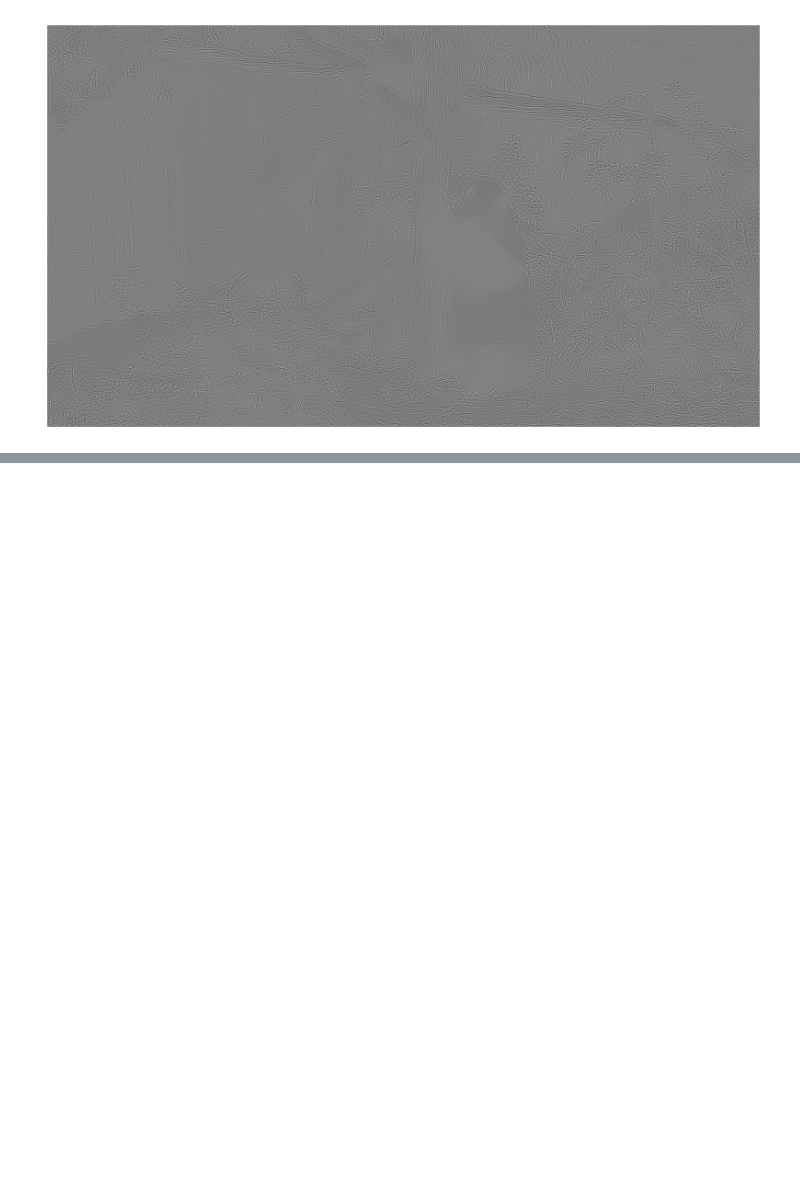
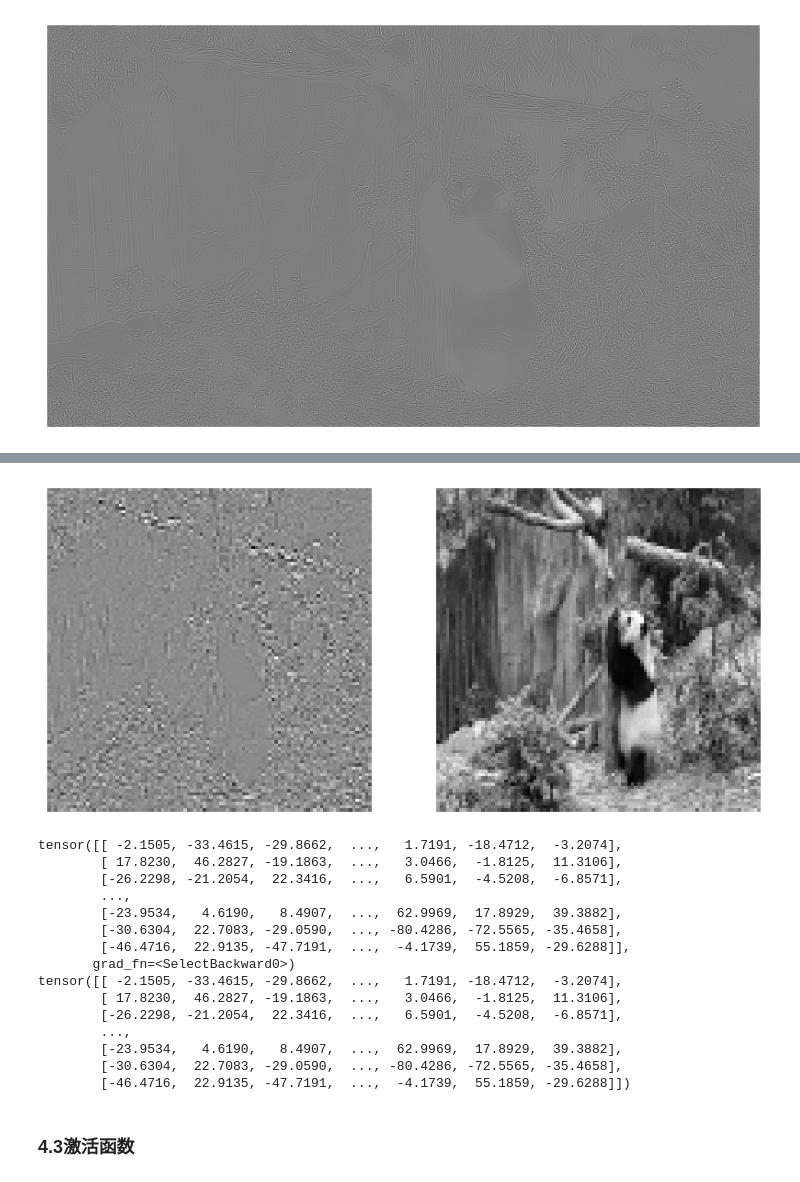
Before and after one commit to WAVEYUHAITAO/Machine-learning, a Jupyter notebook: EE_6227/ML_ASSIGNMENT/pytorch_basic.ipynb, the cells around one changed output, grey strips where cells are left out. Drawn from its saved outputs; the diff is of its cells as text; code cells hidden in the pictures; blank space fills up the shorter version.

```diff
--- a/EE_6227/ML_ASSIGNMENT/pytorch_basic.ipynb
+++ b/EE_6227/ML_ASSIGNMENT/pytorch_basic.ipynb
@@ -1179,0 +1253,32 @@ plt.show()
+# %%
+## 可视化卷积后的图像
+plt.figure(figsize=(10,8))
+plt.subplot(1,2,1)
+plt.imshow(pool2_out_im[0].data,cmap=plt.cm.gray)
+plt.axis("off")
+plt.subplot(1,2,2)
+plt.imshow(pool2_out_im[1].data,cmap=plt.cm.gray)
+plt.axis("off")
+plt.show()
+
+print(pool2_out_im[0])
+print(pool2_out_im[0].data)
+# %% [output]
+[figure, added]
+tensor([[ -2.1505, -33.4615, -29.8662,  ...,   1.7191, -18.4712,  -3.2074],
+        [ 17.8230,  46.2827, -19.1863,  ...,   3.0466,  -1.8125,  11.3106],
+        [-26.2298, -21.2054,  22.3416,  ...,   6.5901,  -4.5208,  -6.8571],
+        ...,
+        [-23.9534,   4.6190,   8.4907,  ...,  62.9969,  17.8929,  39.3882],
+        [-30.6304,  22.7083, -29.0590,  ..., -80.4286, -72.5565, -35.4658],
+        [-46.4716,  22.9135, -47.7191,  ...,  -4.1739,  55.1859, -29.6288]],
+       grad_fn=<SelectBackward0>)
+tensor([[ -2.1505, -33.4615, -29.8662,  ...,   1.7191, -18.4712,  -3.2074],
+        [ 17.8230,  46.2827, -19.1863,  ...,   3.0466,  -1.8125,  11.3106],
+        [-26.2298, -21.2054,  22.3416,  ...,   6.5901,  -4.5208,  -6.8571],
+        ...,
+        [-23.9534,   4.6190,   8.4907,  ...,  62.9969,  17.8929,  39.3882],
+        [-30.6304,  22.7083, -29.0590,  ..., -80.4286, -72.5565, -35.4658],
+        [-46.4716,  22.9135, -47.7191,  ...,  -4.1739,  55.1859, -29.6288]])
+# %% [markdown]
+### 4.3激活函数
```
Also changed, not shown: parts of 23 cells of this notebook, 8 other files.
